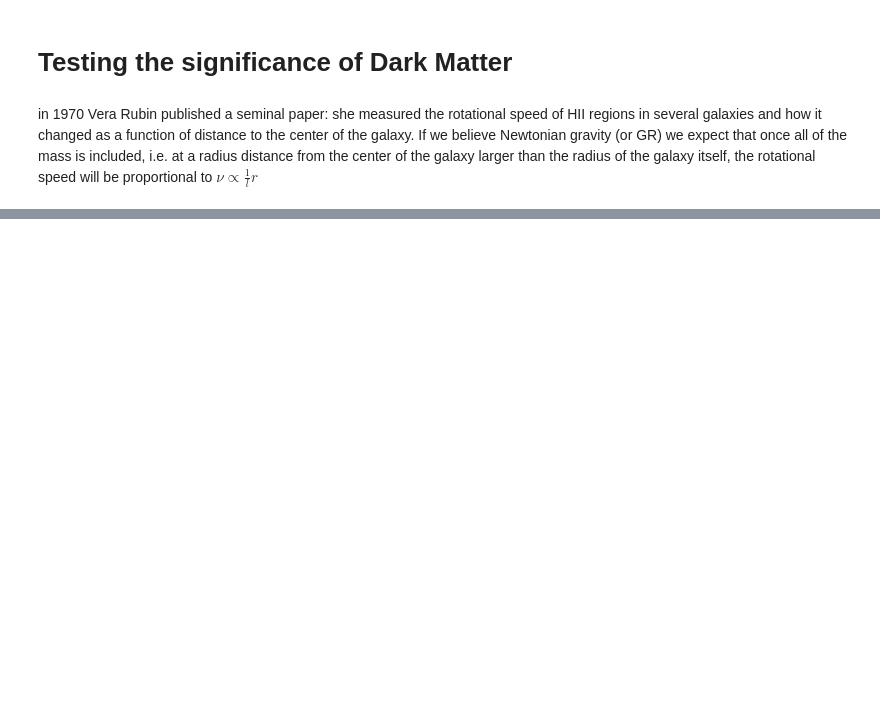
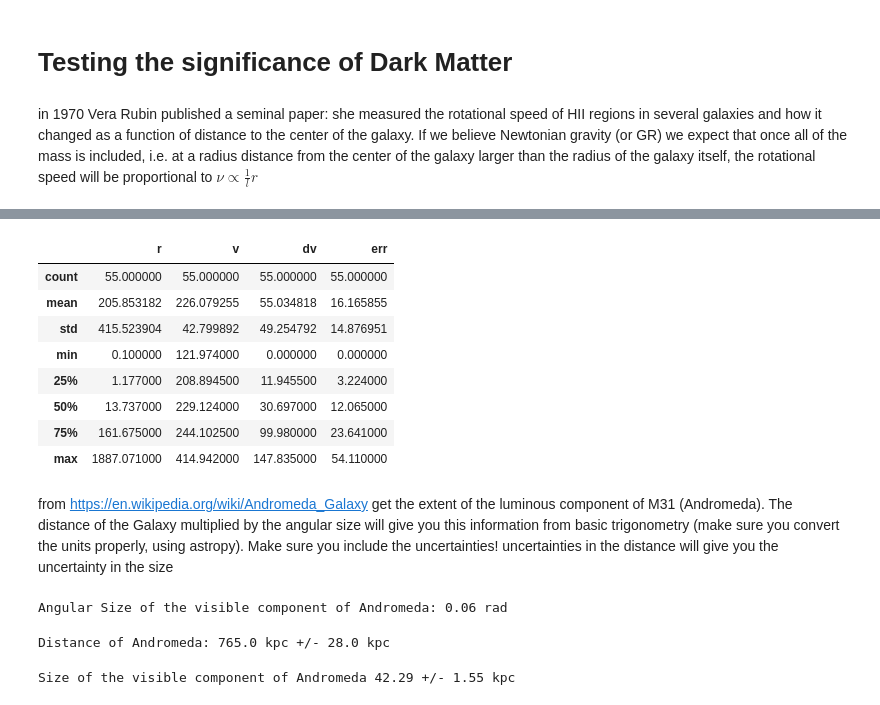
Before and after one commit to skumarudel/DSPS_SKumar, a Jupyter notebook: HW4/GalRotation.ipynb, the cells around one changed output, grey strips where cells are left out. Saved outputs shown, nothing was run; the diff lists cells and outputs as text; code cells hidden in the pictures; blank space fills up the shorter version.

```diff
--- a/HW4/GalRotation.ipynb
+++ b/HW4/GalRotation.ipynb
@@ -15,0 +91,14 @@ in 1970 Vera Rubin published a seminal paper: she measured the rotational speed
+# %%
+m31.describe()
+# %% [output]
+|  | r | v | dv | err |
+| count | 55.000000 | 55.000000 | 55.000000 | 55.000000 |
+| mean | 205.853182 | 226.079255 | 55.034818 | 16.165855 |
+| std | 415.523904 | 42.799892 | 49.254792 | 14.876951 |
+| min | 0.100000 | 121.974000 | 0.000000 | 0.000000 |
+| 25% | 1.177000 | 208.894500 | 11.945500 | 3.224000 |
+| 50% | 13.737000 | 229.124000 | 30.697000 | 12.065000 |
+| 75% | 161.675000 | 244.102500 | 99.980000 | 23.641000 |
+| max | 1887.071000 | 414.942000 | 147.835000 | 54.110000 |
+# %% [markdown]
+from https://en.wikipedia.org/wiki/Andromeda_Galaxy get the extent of the luminous component of M31 (Andromeda). The distance of the Galaxy multiplied by the angular size will give you this information from basic trigonometry (make sure you convert the units properly, using astropy). Make sure you include the uncertainties! uncertainties in the distance will give you the uncertainty in the size
@@ -15,0 +109,12 @@ in 1970 Vera Rubin published a seminal paper: she measured the rotational speed
+# %%
+print("Angular Size of the visible component of Andromeda: {:.2f}".format(m31angS.to(u.rad)  ))
+# %% [output]
+Angular Size of the visible component of Andromeda: 0.06 rad
+# %%
+print("Distance of Andromeda: {:.1f} +/- {:.1f}".format(disM31, disM31_err))   #ref https://arxiv.org/abs/1110.3769
+# %% [output]
+Distance of Andromeda: 765.0 kpc +/- 28.0 kpc
+# %%
+print("Size of the visible component of Andromeda {:.2f} +/- {:.2f} kpc".format((disM31 * m31angS.to(u.rad)).value, (disM31_err * m31angS.to(u.rad)).value))
+# %% [output]
+Size of the visible component of Andromeda 42.29 +/- 1.55 kpc
```
Also changed, not shown: parts of 20 cells of this notebook.
